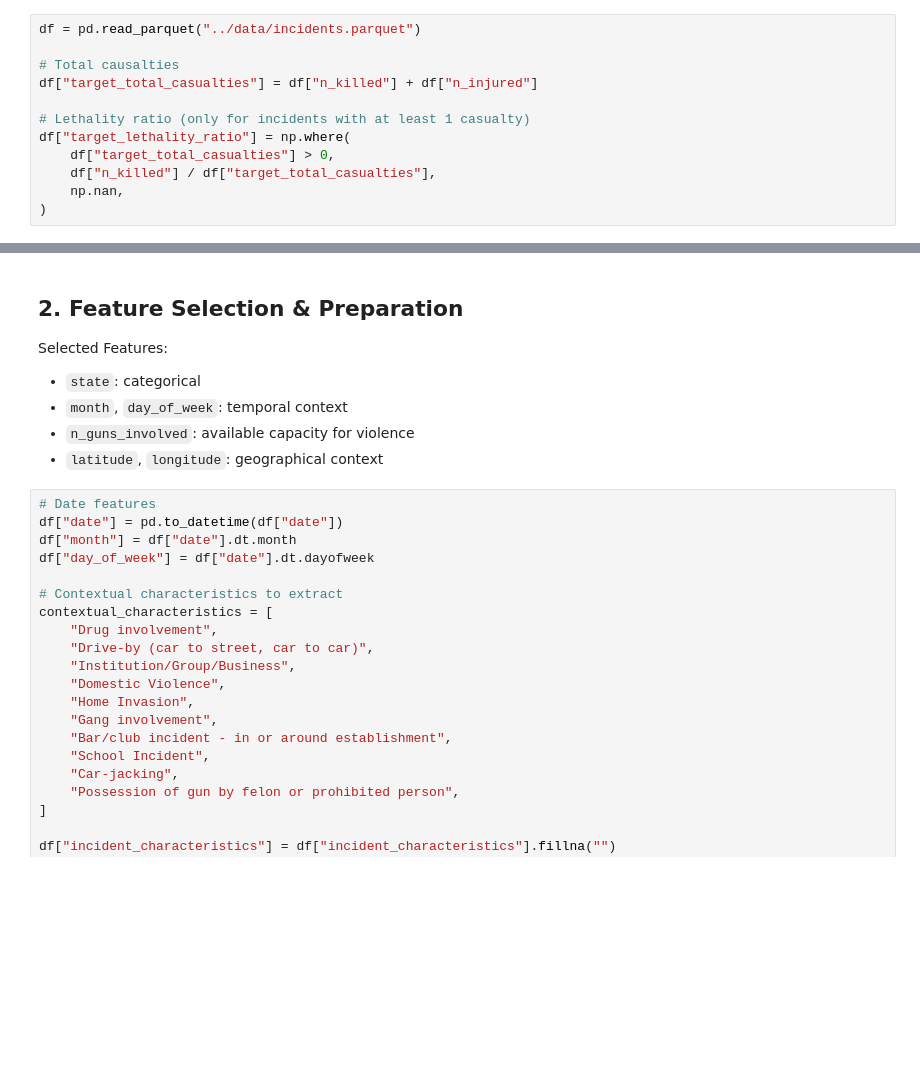
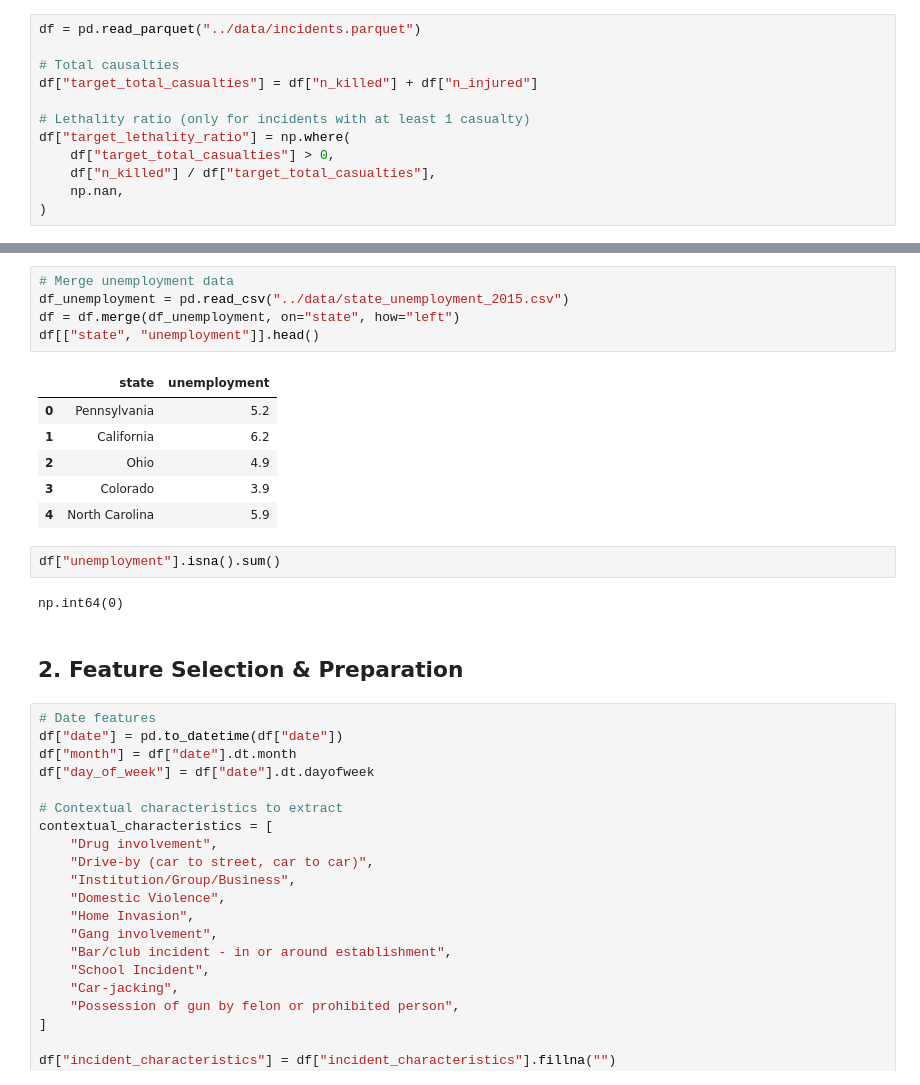
Before and after one commit to Neukz/gun-violence-analysis, a Jupyter notebook: notebooks/incident_severity_modeling.ipynb, the cells around one changed output, grey strips where cells are left out. Saved outputs shown, nothing was run; the diff lists cells and outputs as text; blank space fills up the shorter version.

```diff
--- a/notebooks/incident_severity_modeling.ipynb
+++ b/notebooks/incident_severity_modeling.ipynb
@@ -52,11 +70,21 @@ df["target_lethality_ratio"] = np.where(
+# %%
+# Merge unemployment data
+df_unemployment = pd.read_csv("../data/state_unemployment_2015.csv")
+df = df.merge(df_unemployment, on="state", how="left")
+df[["state", "unemployment"]].head()
+# %% [output]
+|  | state | unemployment |
+| 0 | Pennsylvania | 5.2 |
+| 1 | California | 6.2 |
+| 2 | Ohio | 4.9 |
+| 3 | Colorado | 3.9 |
+| 4 | North Carolina | 5.9 |
+# %%
+df["unemployment"].isna().sum()
+# %% [output]
+np.int64(0)
 # %% [markdown]
 ## 2. Feature Selection & Preparation
-
-Selected Features:
-- `state`: categorical
-- `month`, `day_of_week`: temporal context
-- `n_guns_involved`: available capacity for violence
-- `latitude`, `longitude`: geographical context
 # %%
 # Date features
 df["date"] = pd.to_datetime(df["date"])
```
Also changed, not shown: parts of 26 cells of this notebook.
